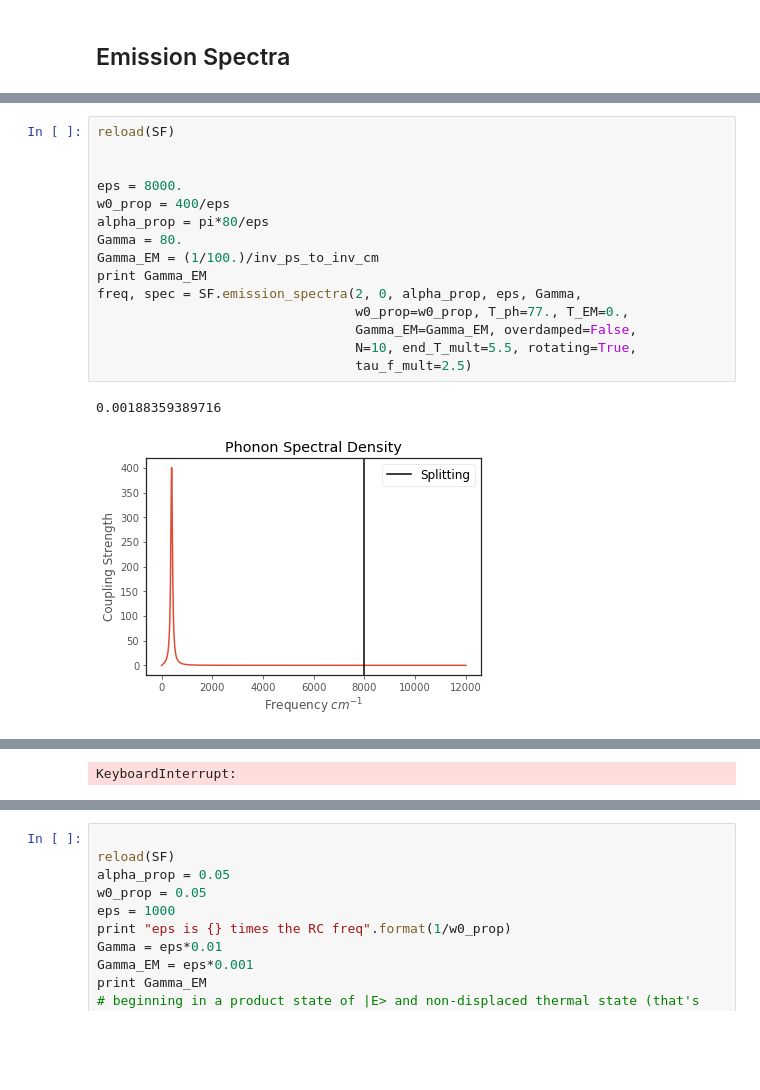
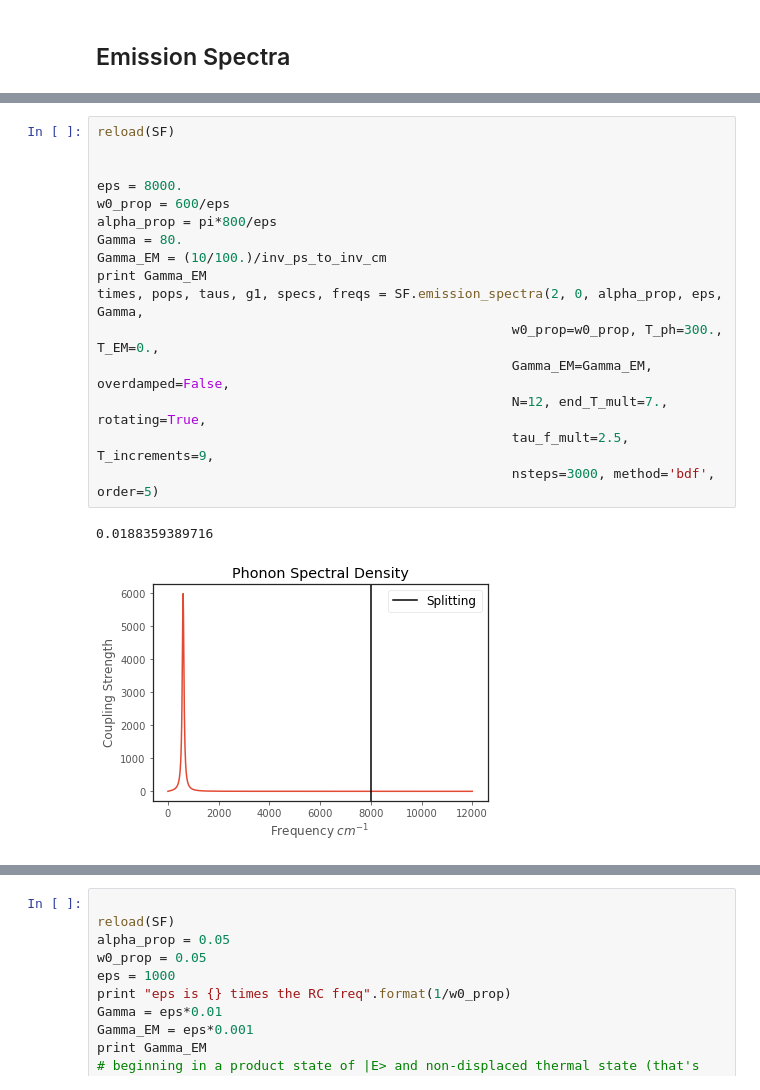
Before and after one commit to HenryMaguire/TLS-code, a Jupyter notebook: RWA_analysis.ipynb, the cells around one changed output, grey strips where cells are left out. Cells and saved outputs as stored; diff of their text form; blank space fills up the shorter version.

Commit message:
found a way to speed up spectra. Made some functions for max power vs phonon coupling etc.

```diff
--- a/RWA_analysis.ipynb
+++ b/RWA_analysis.ipynb
@@ -322,18 +242,19 @@ def emission_spectra(init_sys, init_RC, prop_coupling, eps, Gamma, w0_prop=2.1,
 # %%
 reload(SF)
 
 
 eps = 8000.
-w0_prop = 400/eps
-alpha_prop = pi*80/eps
+w0_prop = 600/eps
+alpha_prop = pi*800/eps
 Gamma = 80.
-Gamma_EM = (1/100.)/inv_ps_to_inv_cm
+Gamma_EM = (10/100.)/inv_ps_to_inv_cm
 print Gamma_EM
-freq, spec = SF.emission_spectra(2, 0, alpha_prop, eps, Gamma,
-                                 w0_prop=w0_prop, T_ph=77., T_EM=0.,
-                                 Gamma_EM=Gamma_EM, overdamped=False,
-                                 N=10, end_T_mult=5.5, rotating=True,
-                                 tau_f_mult=2.5)
+times, pops, taus, g1, specs, freqs = SF.emission_spectra(2, 0, alpha_prop, eps, Gamma,
+                                                     w0_prop=w0_prop, T_ph=300., T_EM=0.,
+                                                     Gamma_EM=Gamma_EM, overdamped=False,
+                                                     N=12, end_T_mult=7., rotating=True,
+                                                     tau_f_mult=2.5, T_increments=9,
+                                                     nsteps=3000, method='bdf', order=5)
 # %% [output]
-0.00188359389716
+0.0188359389716
-[figure, old version]
+[figure, new version]
@@ -343 +277,0 @@ final t:  2919.95
-KeyboardInterrupt:
```
Also changed, not shown: parts of 5 cells of this notebook, 2 other files.
